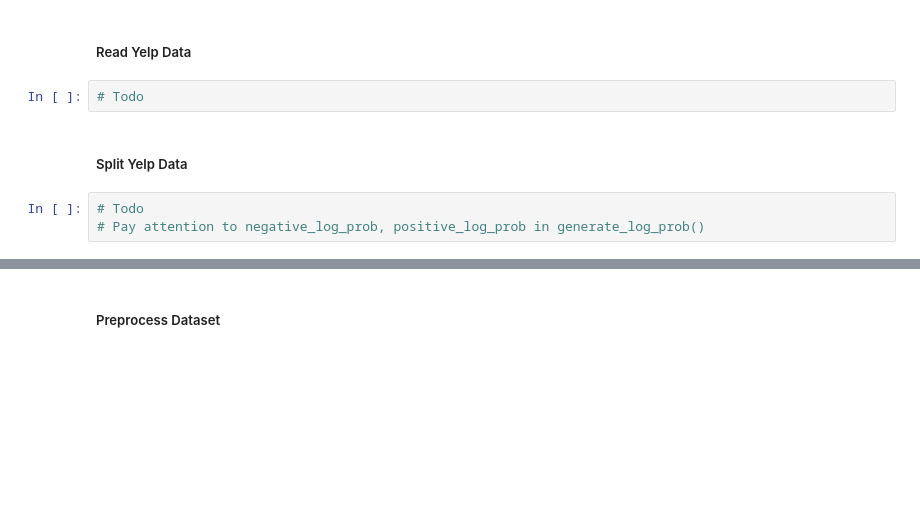
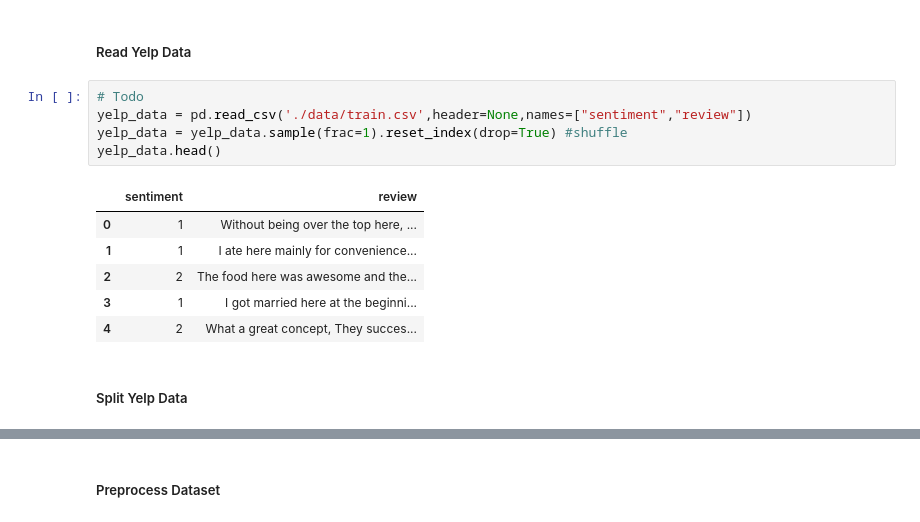
Before and after one commit to FanTasZZhang/Deus_Ex_Lingua_Naturali, a Jupyter notebook: main.ipynb, the cells around one changed output, grey strips where cells are left out. Drawn from its saved outputs; the diff is of its cells as text; blank space fills up the shorter version.

```diff
--- a/main.ipynb
+++ b/main.ipynb
@@ -47,10 +46,17 @@ test_reviews=imdb_data.review[40000:]
 test_sentiments=imdb_data.sentiment[40000:]
 # %% [markdown]
 ##### Read Yelp Data
-# %%
-# Todo
+# %%
+# Todo
+yelp_data = pd.read_csv('./data/train.csv',header=None,names=["sentiment","review"])
+yelp_data = yelp_data.sample(frac=1).reset_index(drop=True) #shuffle
+yelp_data.head()
+# %% [output]
+|  | sentiment | review |
+| 0 | 1 | Without being over the top here, ... |
+| 1 | 1 | I ate here mainly for convenience... |
+| 2 | 2 | The food here was awesome and the... |
+| 3 | 1 | I got married here at the beginni... |
+| 4 | 2 | What a great concept, They succes... |
 # %% [markdown]
 ##### Split Yelp Data
-# %%
-# Todo
-# Pay attention to negative_log_prob, positive_log_prob in generate_log_prob()
```
Also changed, not shown: parts of 10 cells of this notebook, 2 other files.
